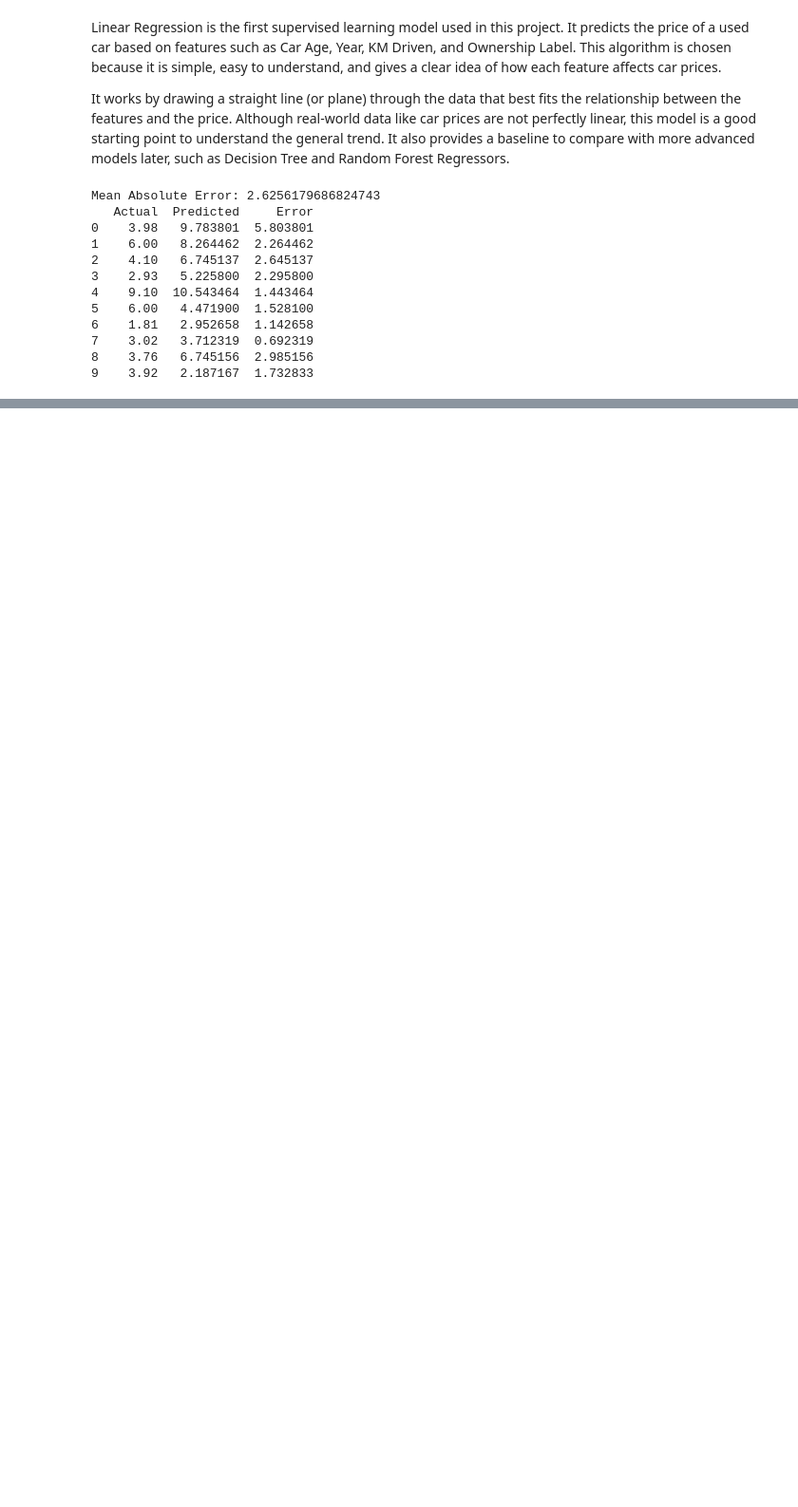
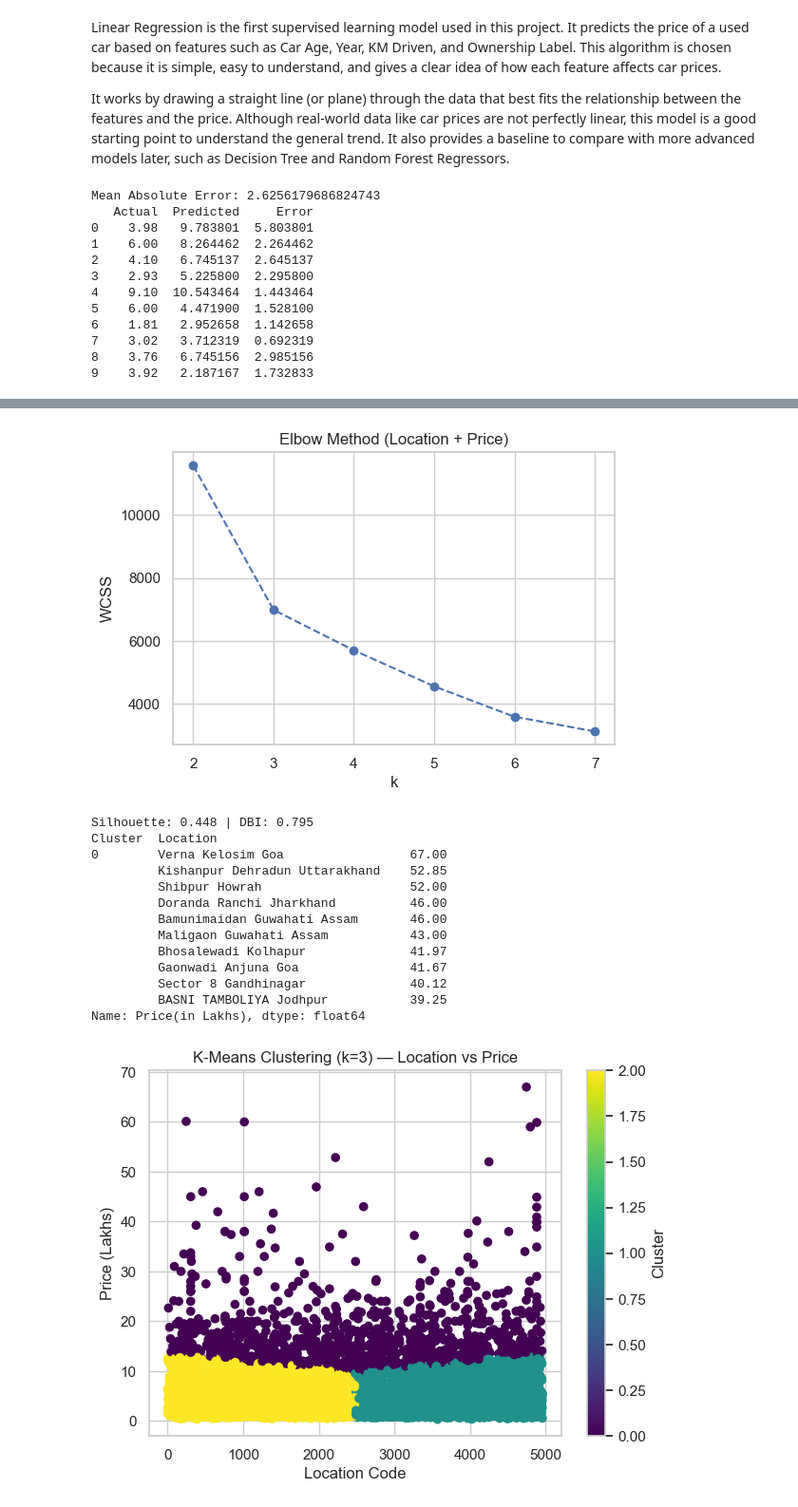
Before and after one commit to ps761/COMP1142281, a Jupyter notebook: 1142281_assignment.ipynb, the cells around one changed output, grey strips where cells are left out. Shown at 95% size. Saved outputs shown, nothing was run; the diff lists cells and outputs as text; code cells hidden in the pictures; blank space fills up the shorter version.

```diff
--- a/1142281_assignment.ipynb
+++ b/1142281_assignment.ipynb
@@ -998,0 +1257,77 @@ Overall, the model gives a basic level of accuracy and serves as a starting poin
+# %%
+
+from sklearn.preprocessing import LabelEncoder, StandardScaler
+from sklearn.cluster import KMeans
+from sklearn.metrics import silhouette_score, davies_bouldin_score
+import matplotlib.pyplot as plt
+
+# Work on a copy with just the columns we need
+df_loc = df[['Location','Price(in Lakhs)']].copy()
+
+# Drop rows with missing PRICE (can’t guess price sensibly for clustering)
+df_loc = df_loc.dropna(subset=['Price(in Lakhs)'])
+
+# Fill missing LOCATION with the most frequent location
+if df_loc['Location'].isna().any():
+    df_loc['Location'] = df_loc['Location'].fillna(df_loc['Location'].mode()[0])
+
+# Encode Location -> numeric
+le = LabelEncoder()
+df_loc['Location_Code'] = le.fit_transform(df_loc['Location'])
+
+# Build X and scale
+X = df_loc[['Location_Code','Price(in Lakhs)']].astype(float)
+scaler = StandardScaler()
+X_scaled = scaler.fit_transform(X)
+
+# Elbow method
+wcss = []
+for k in range(2, 8):
+    km = KMeans(n_clusters=k, init='k-means++', random_state=42, n_init='auto')
+    km.fit(X_scaled)
+    wcss.append(km.inertia_)
+plt.figure(figsize=(6,4))
+plt.plot(range(2,8), wcss, marker='o', linestyle='--')
+plt.title('Elbow Method (Location + Price)')
+plt.xlabel('k'); plt.ylabel('WCSS'); plt.show()
+
+# Choose k (try 3 first), fit, evaluate
+k = 3
+kmeans = KMeans(n_clusters=k, init='k-means++', random_state=42, n_init='auto')
+labels = kmeans.fit_predict(X_scaled)
+
+sil = silhouette_score(X_scaled, labels)
+dbi = davies_bouldin_score(X_scaled, labels)
+print(f'Silhouette: {sil:.3f} | DBI: {dbi:.3f}')
+
+df_loc['Cluster'] = labels
+
+# Quick view: top 10 priciest locations with clusters
+print(
+    df_loc.groupby(['Cluster','Location'])['Price(in Lakhs)']
+          .mean().sort_values(ascending=True).head(10)
+)
+
+# Simple scatter (Location code vs Price, coloured by cluster)
+plt.figure(figsize=(7,5))
+plt.scatter(df_loc['Location_Code'], df_loc['Price(in Lakhs)'],
+            c=df_loc['Cluster'], cmap='viridis', s=35)
+plt.xlabel('Location Code'); plt.ylabel('Price (Lakhs)')
+plt.title(f'K-Means Clustering (k={k}) — Location vs Price')
+plt.colorbar(label='Cluster'); plt.show()
+# %% [output]
+[figure, added]
+Silhouette: 0.448 | DBI: 0.795
+Cluster  Location
+0        Verna Kelosim Goa                 67.00
+         Kishanpur Dehradun Uttarakhand    52.85
+         Shibpur Howrah                    52.00
+         Doranda Ranchi Jharkhand          46.00
+         Bamunimaidan Guwahati Assam       46.00
+         Maligaon Guwahati Assam           43.00
+         Bhosalewadi Kolhapur              41.97
+         Gaonwadi Anjuna Goa               41.67
+         Sector 8 Gandhinagar              40.12
+         BASNI TAMBOLIYA Jodhpur           39.25
+Name: Price(in Lakhs), dtype: float64
+[figure, added]
```
Also changed, not shown: parts of 26 cells of this notebook.
